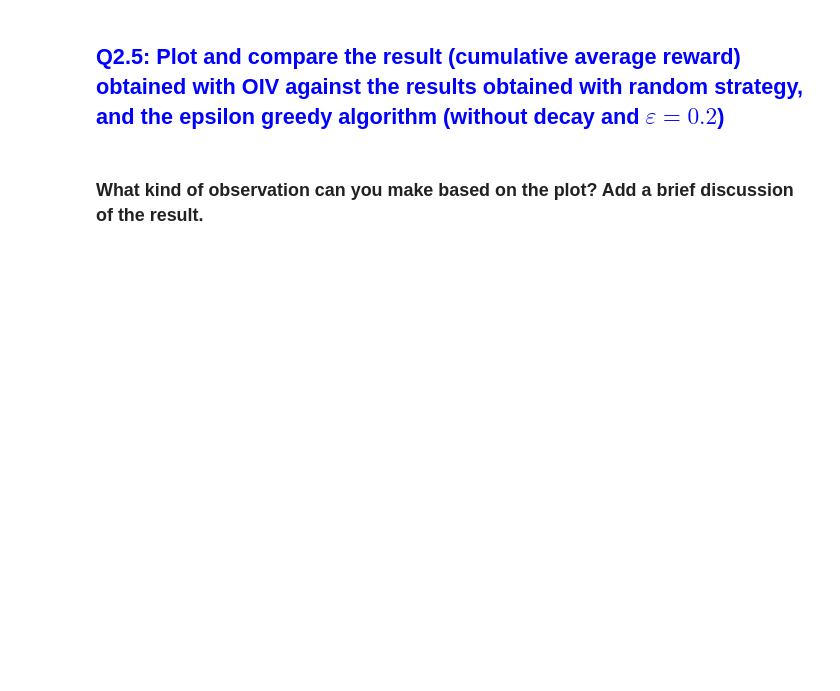
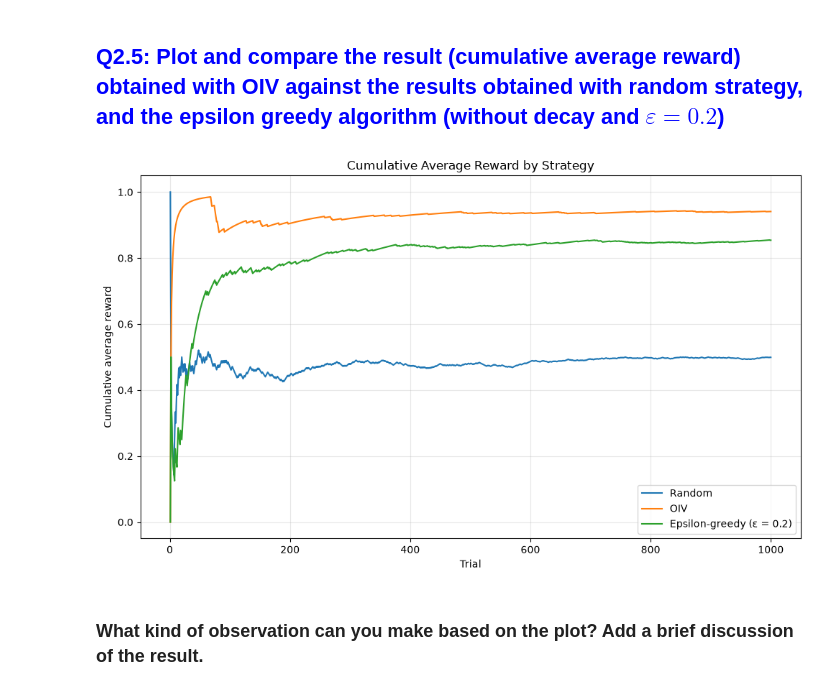
Before and after one commit to chikooooo/Statistics, a Jupyter notebook: Lab 9/TP9_Exploitation_Exploration.ipynb, the cells around one changed output. Saved outputs shown, nothing was run; the diff lists cells and outputs as text; code cells hidden in the pictures; blank space fills up the shorter version.

```diff
--- a/Lab 9/TP9_Exploitation_Exploration.ipynb
+++ b/Lab 9/TP9_Exploitation_Exploration.ipynb
@@ -707,7 +764,53 @@ Return them in the same format as in Example 2 so that they can be used in the r
 # %% [markdown]
 ## <span style="color:blue"> Q2.5: Plot and compare the result (cumulative average reward) obtained with OIV against the results obtained with random strategy, and the epsilon greedy algorithm (without decay and $ε = 0.2$)
 # %%
-### insert your code here
+num_trials = 1000
+
+def random_strategy(reward_probs, num_trials):
+    num_arms = len(reward_probs)
+    rewards = []
+    selected_arms = []
+
+    np.random.seed(39)
+    for _ in range(num_trials):
+        arm = np.random.choice(num_arms)
+        reward = pull_arm_and_get_reward(reward_probs[arm])
+        rewards.append(reward)
+        selected_arms.append(arm)
+
+    return rewards, selected_arms
+
+# Run each strategy
+random_rewards, _ = random_strategy(reward_probs, num_trials)
+
+oiv_rewards, _ = optimistic_initial_values_strategy(
+    reward_probs, num_trials, optimistic_initial_value
+)
+
+epsilon_rewards, _ = epsilon_greedy_strategy(
+    reward_probs, num_trials, epsilon=0.2
+)
+
+# Compute cumulative average rewards
+trials = np.arange(1, num_trials + 1)
+random_cumulative = np.cumsum(random_rewards) / trials
+oiv_cumulative = np.cumsum(oiv_rewards) / trials
+epsilon_cumulative = np.cumsum(epsilon_rewards) / trials
+
+# Plot comparison
+plt.figure(figsize=(10, 6))
+plt.plot(trials, random_cumulative, label="Random")
+plt.plot(trials, oiv_cumulative, label="OIV")
+plt.plot(trials, epsilon_cumulative, label="Epsilon-greedy (ε = 0.2)")
+plt.xlabel("Trial")
+plt.ylabel("Cumulative average reward")
+plt.title("Cumulative Average Reward by Strategy")
+plt.legend()
+plt.grid(True, alpha=0.3)
+plt.tight_layout()
+plt.show()
+# %% [output]
+[figure, added]
 # %% [markdown]
 ### What kind of observation can you make based on the plot? Add a brief discussion of the result.
 # %% [markdown]
```
Also changed, not shown: parts of 9 cells of this notebook.
